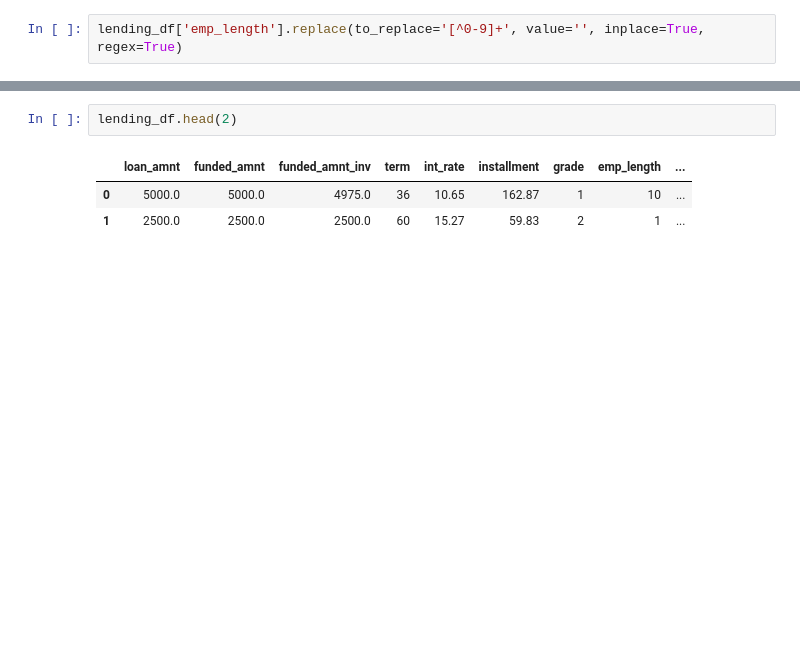
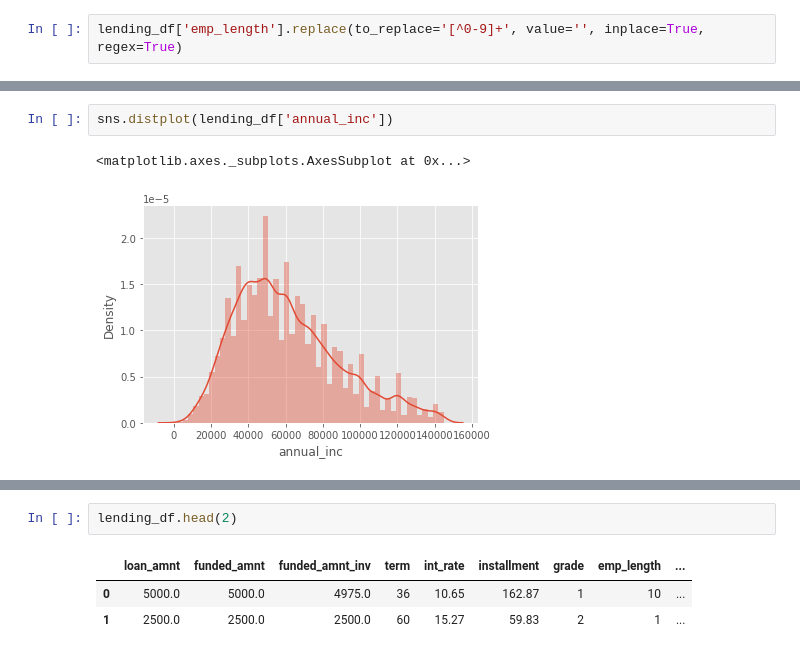
Before and after one commit to chinu1997/Capstone-Project2-Team2, a Jupyter notebook: Chinmaya_Devprasad_team_2_of_Loan_Default_Prediction_Capstone_Project.ipynb, the cells around one changed output, grey strips where cells are left out. Drawn from its saved outputs; the diff is of its cells as text; blank space fills up the shorter version.

```diff
--- a/Chinmaya_Devprasad_team_2_of_Loan_Default_Prediction_Capstone_Project.ipynb
+++ b/Chinmaya_Devprasad_team_2_of_Loan_Default_Prediction_Capstone_Project.ipynb
@@ -191,0 +334,5 @@ Name: home_ownership, dtype: int64
+# %%
+sns.distplot(lending_df['annual_inc'])
+# %% [output]
+<matplotlib.axes._subplots.AxesSubplot at 0x...>
+[figure, added]
```
Also changed, not shown: parts of 60 cells of this notebook.
